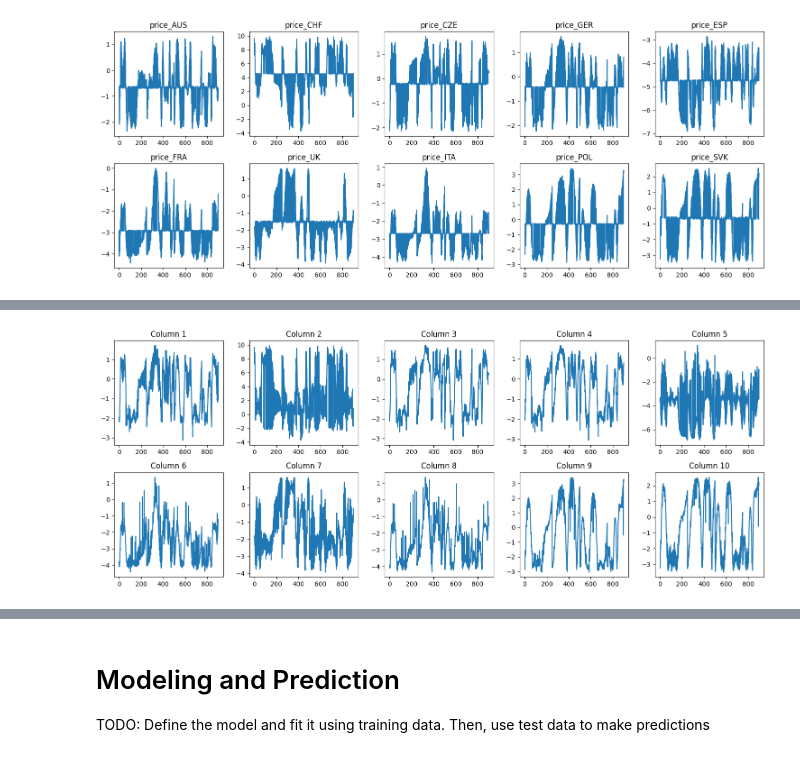
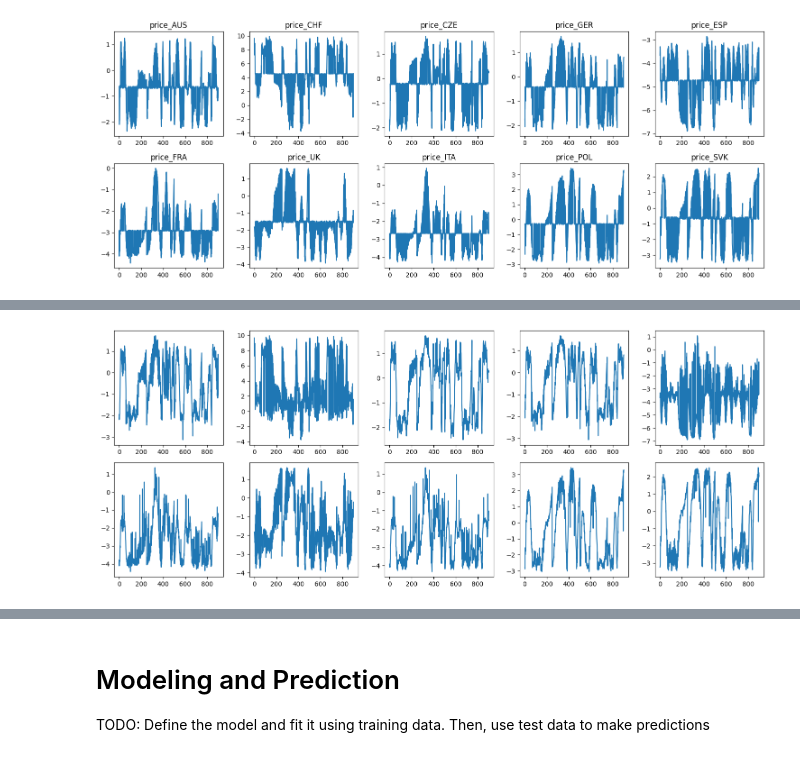
Before and after one commit to AntoniaGrindrod/IML-Task-2, a Jupyter notebook: template_solution.ipynb, the cells around one changed output, grey strips where cells are left out. Drawn from its saved outputs; the diff is of its cells as text; code cells hidden in the pictures.

```diff
--- a/template_solution.ipynb
+++ b/template_solution.ipynb
@@ -218,25 +226,22 @@ plt.show()
 [-0.20386271742344397, -1.2361207332653628, -0.09825478373124041, -0.24164121383021753, -0.014190612498338862]
 [figure]
 # %%
-from fancyimpute import KNN, NuclearNormMinimization, SoftImpute, BiScaler
+train_df = pd.read_csv("train.csv")
+#train_df = train_df.drop(columns=['season'])
+train_df['season']=train_df['season'].map({'spring':0.0, 'summer':1.0, 'autumn':2.0, 'winter':3.0})
+#test_df['season']=test_df['season'].map({'spring':0.0, 'summer':1.0, 'autumn':2.0, 'winter':3.0})
 
-train_df = pd.read_csv("train.csv")
-train_df = train_df.drop(columns=['season'])
 train_df = train_df.transpose()
-#print(train_df)
-
 X_filled_knn = KNN(k=4).fit_transform(train_df)
 
 fig, axs = plt.subplots(2, 5, figsize=(15, 6))
 axs = axs.flatten()
 
+X_filled_knn = X_filled_knn[1:]
 for i in range(10):
     axs[i].plot(X_filled_knn[i])
 
-    axs[i].set_title(f'Column {i+1}')
-
-df_imputed = pd.DataFrame(X_filled_knn, columns=train_df.columns)
-
+X_filled_knn = pd.DataFrame(X_filled_knn)
 plt.tight_layout()
 plt.show()
 # %% [output]
@@ -244 +249 @@ Imputing row 1/10 with 262 missing, elapsed time: 0.001
-[figure, old version]
+[figure, new version]
```
Also changed, not shown: parts of 9 cells of this notebook.
